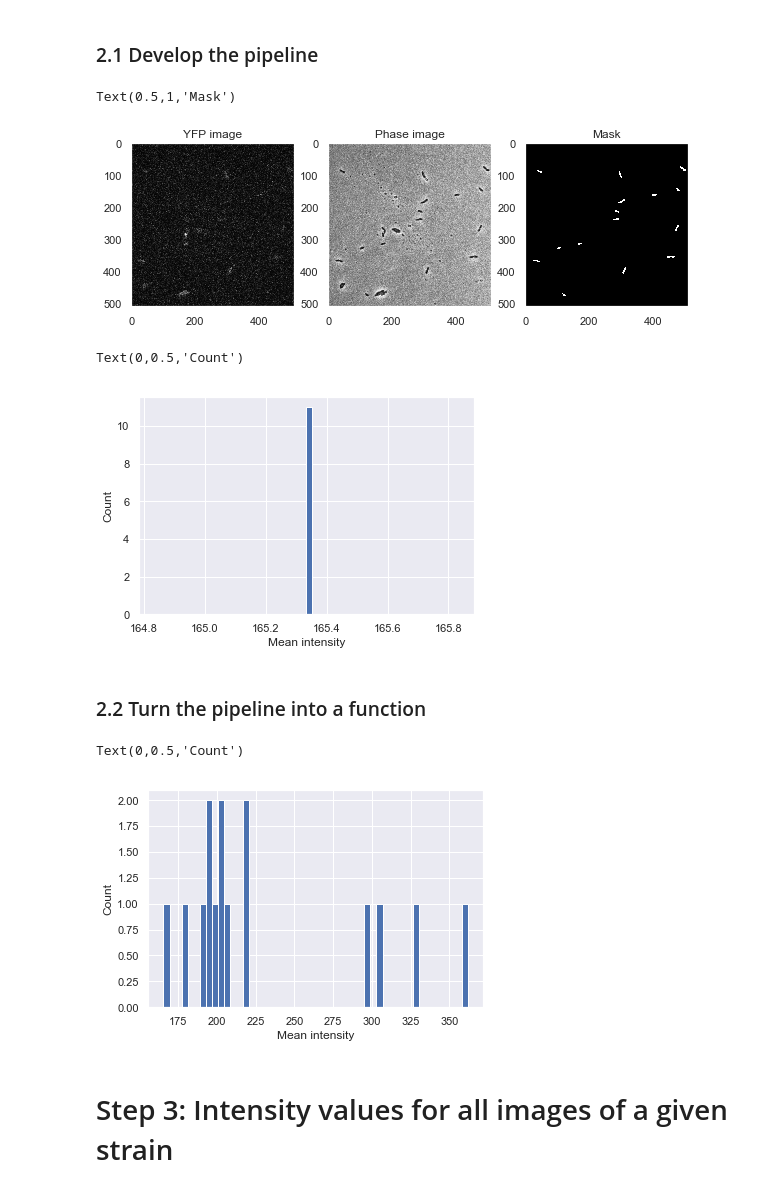
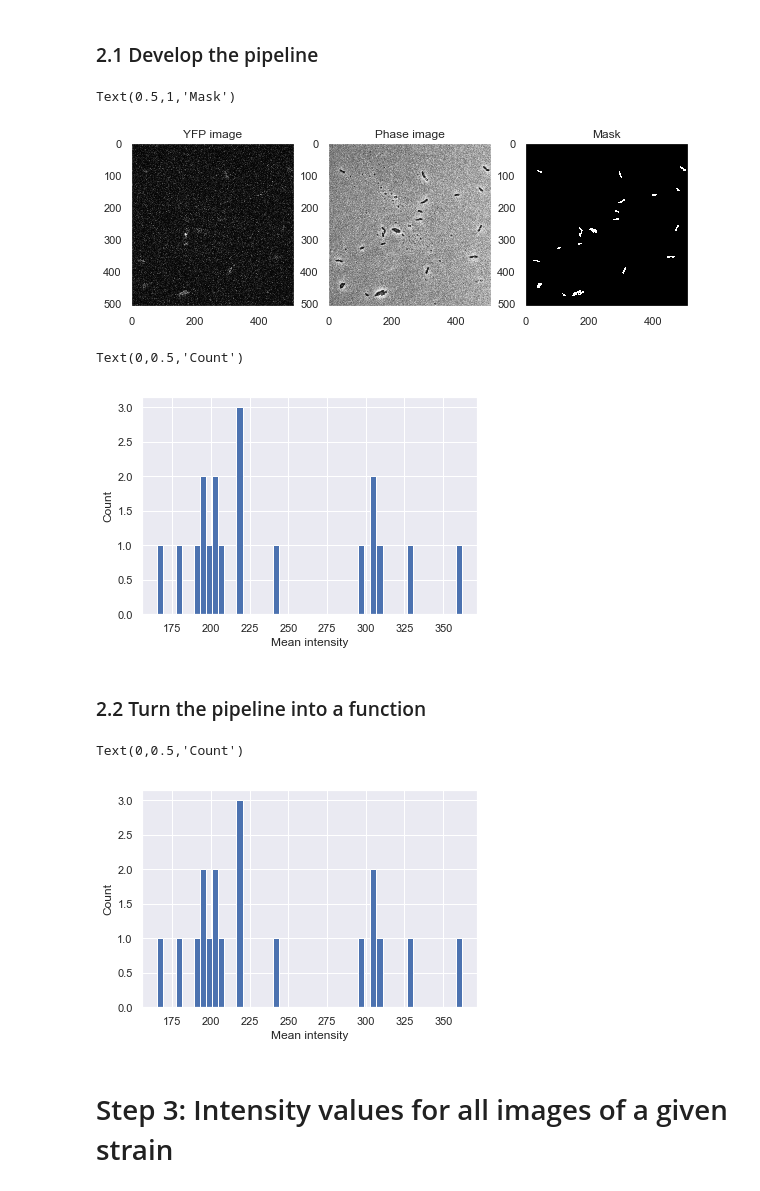
Before and after one commit to RPGroup-PBoC/be262, a Jupyter notebook: code/laci_titration.ipynb, the cells around one changed output. Cells and saved outputs as stored; diff of their text form; code cells hidden in the pictures.

```diff
--- a/code/laci_titration.ipynb
+++ b/code/laci_titration.ipynb
@@ -126,7 +123,7 @@ plt.ylabel('Count')
 
 # Area bounds
 area_low = 1
-area_high = 4
+area_high = 10
 # %% [output]
 [figure]
 # %%
@@ -213,25 +210,25 @@ ax[2].grid('off')
 ax[2].set_title('Mask')
 # %% [output]
 Text(0.5,1,'Mask')
-[figure, old version]
+[figure, new version]
 # %%
 # List to store the object intensity values
 intensities = []
 
 # Obtain the features of objects in the YFP channel
-objs = skimage.measure.regionprops(im_mask_label, intensity_image=im_yfp)
+props = skimage.measure.regionprops(im_mask_label, intensity_image=im_yfp)
 
 # Add the YFP intensity values
-for obj in objs:
+for prop in props:
     intensities.append(prop.mean_intensity)
 
 # Histogram of intensity values
 _ = plt.hist(intensities, bins = 50)
 plt.xlabel('Mean intensity')
 plt.ylabel('Count')
 # %% [output]
 Text(0,0.5,'Count')
-[figure, old version]
+[figure, new version]
 # %% [markdown]
 ### 2.2 Turn the pipeline into a function
 # %%
@@ -258,7 +255,7 @@ plt.xlabel('Mean intensity')
 plt.ylabel('Count')
 # %% [output]
 Text(0,0.5,'Count')
-[figure, old version]
+[figure, new version]
 # %% [markdown]
 # Step 3: Intensity values for all images of a given strain
 # %% [markdown]
```
Also changed, not shown: parts of 12 cells of this notebook, 4 other files.
